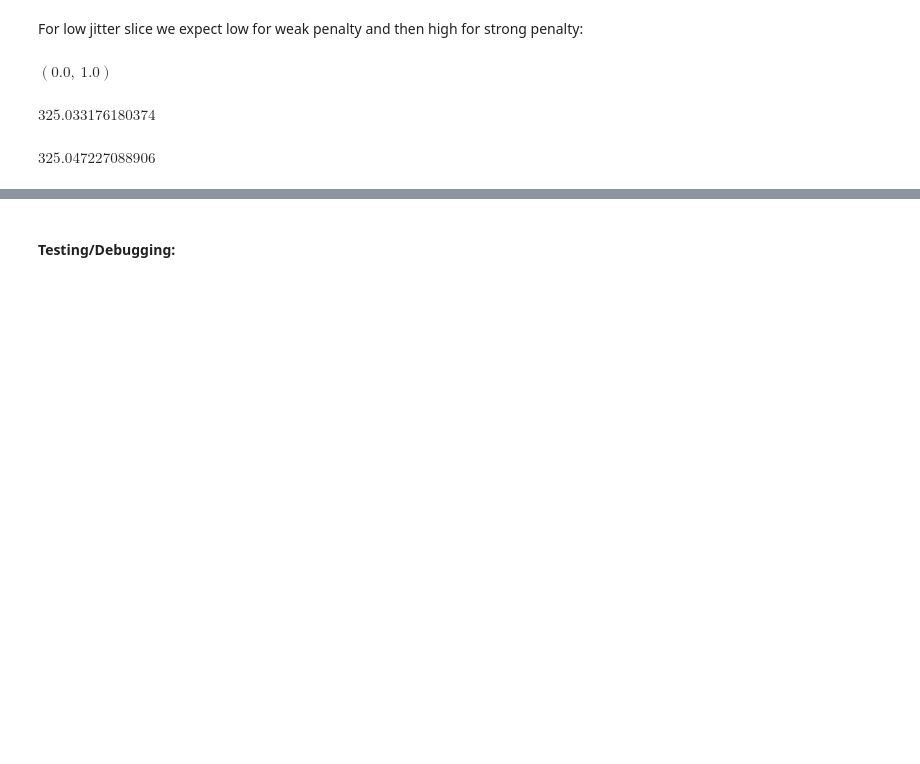
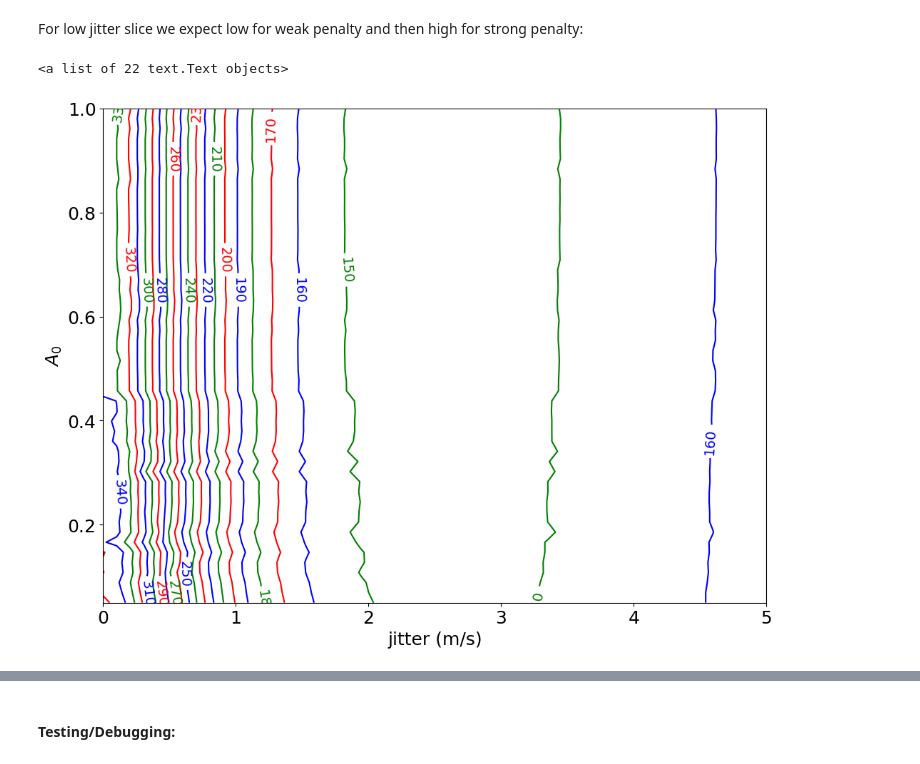
Before and after one commit to ia-chow/SURF2022, a Jupyter notebook: SURF/hd45364_jitter_sini.ipynb, the cells around one changed output, grey strips where cells are left out. Saved outputs shown, nothing was run; the diff lists cells and outputs as text; code cells hidden in the pictures; blank space fills up the shorter version.

Commit message:
reran all the ecc track stuff to be updated, also spent the whole day trying to figure out wtf is going on with the contours... finally got something working but aghhhhhh

```diff
--- a/SURF/hd45364_jitter_sini.ipynb
+++ b/SURF/hd45364_jitter_sini.ipynb
@@ -585,5 +689,5 @@ $\displaystyle 146.034085040748$
 Save/load the neg log likelihoods (uncomment following code if need to save/load...):
 # %%
 # np.save('neg_log_likelihoods_everything_contours', neg_log_likelihoods) # save the neg log likelihood array in numpy
-neg_log_likelihoods = np.load('neg_log_likelihoods_everything_contours1.npy')
+neg_log_likelihoods = np.load('neg_log_likelihoods_everything_contours.npy')
 # %%
@@ -613,21 +717,26 @@ Methodology:
 Results strongly suggests nonzero jitter but shows that A_lib doesn't matter until a very strong penalty is applied (below $A \approx 0.3$) and that the fit is better with a weaker penalty
 # %% [markdown]
 For low jitter slice we expect low for weak penalty and then high for strong penalty:
-# %%
-jitters_grid[0, 0], Alibs_grid[0, 0]
-# %% [output]
-$\displaystyle \left( 0.0, \  1.0\right)$
-# %%
-test1 = optimize.least_squares(lambda params: get_nbody_resids_jitter_libration(params, jitter=jitters_grid[1, 0], Alib=Alibs_grid[1, 0]),
-                       best_fit_jitter.x, bounds=bounds2).x
-test1[-1] = jitters_grid[1, 0]
-neg_log_likelihood(test1)
-# %% [output]
-$\displaystyle 325.033176180374$
-# %%
-test1 = optimize.least_squares(lambda params: get_nbody_resids_jitter_libration(params, jitter=jitters_grid[0, 0], Alib=Alibs_grid[0, 0]),
-                       best_fit_jitter.x, bounds=bounds2).x
-test1[-1] = jitters_grid[0, 0]
-neg_log_likelihood(test1)
-# %% [output]
-$\displaystyle 325.047227088906$
+# %%
+njitter = 50
+nlib = 50
+
+jitters = np.linspace(0., 5., njitter)
+Alibs = np.linspace(1, 0.05, nlib)
+# create meshgrid
+jitters_grid, Alibs_grid = np.meshgrid(jitters, Alibs)
+
+plt.figure(figsize = (12, 9))
+fig = plt.contour(jitters_grid, Alibs_grid, neg_log_likelihoods, levels=20,
+                  label='negative log likelihoods', colors=['red', 'green', 'blue'], fontsize=14)
+# plt.scatter(jitters_grid[min_likelihood_index], Alibs_grid[min_likelihood_index], label = 'Best fit', color='k', s=50)
+# plt.annotate(fr'${np.round(min_likelihood, 3)}$', xy=(jitters_grid[min_likelihood_index], Alibs_grid[min_likelihood_index]),
+#              xycoords='data', textcoords='axes fraction', xytext=(0.39, 0.95), color='k', fontsize=16)
+# plt.annotate(fr'$ \log L \approx {np.round(min_likelihood, 3)}$', xy=(jitters_grid[min_likelihood_index], Alibs_grid[min_likelihood_index]),
+#              xycoords='data', textcoords='axes fraction', xytext=(0.35, 0.95), color='k')
+plt.xlabel('jitter (m/s)'), plt.ylabel(r'$A_{0}$')
+plt.clabel(fig, inline=True, fontsize=14)
+# plt.legend(loc='upper right')
+# %% [output]
+<a list of 22 text.Text objects>
+[figure, added]
```
Also changed, not shown: parts of 46 cells of this notebook, 10 other files.
